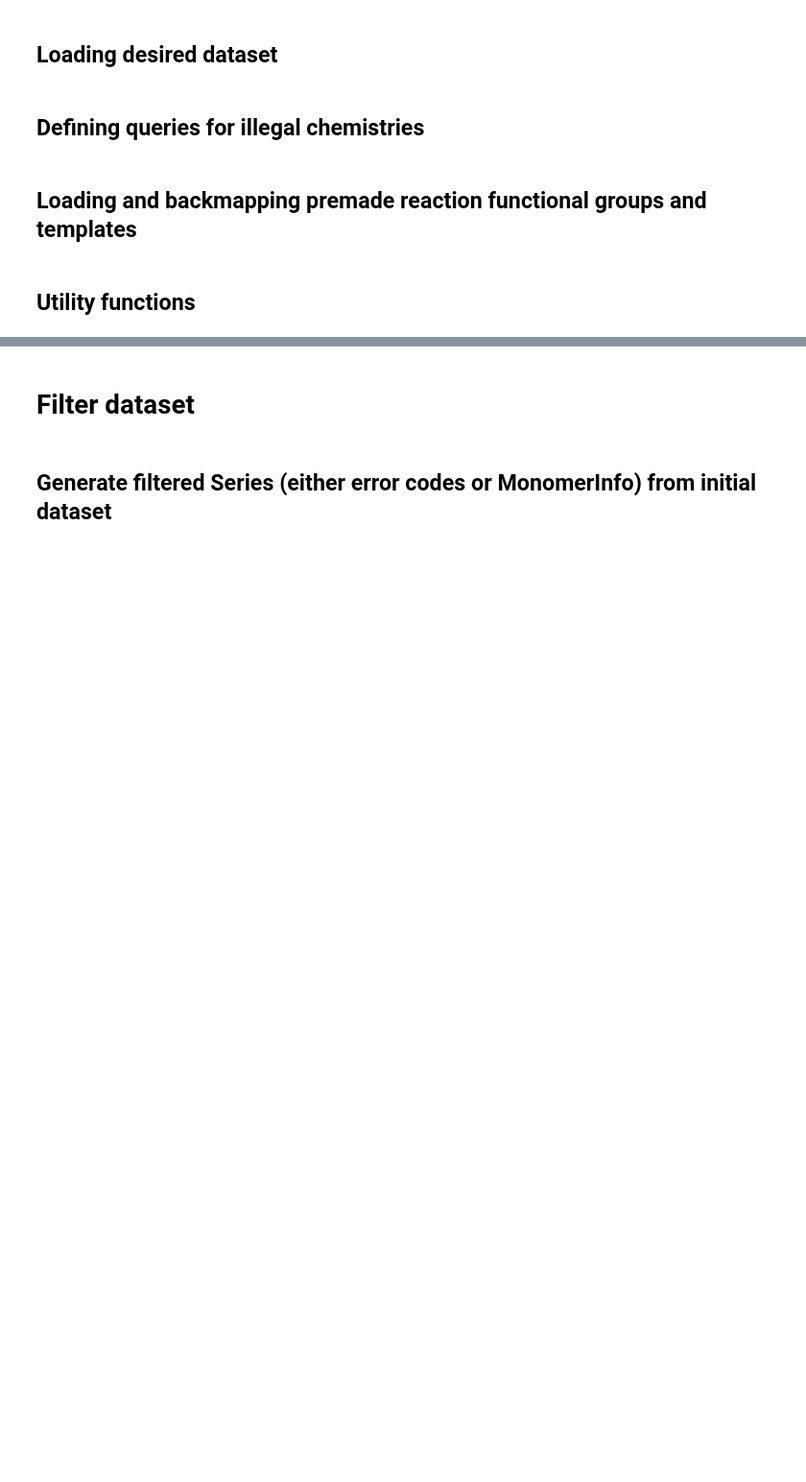
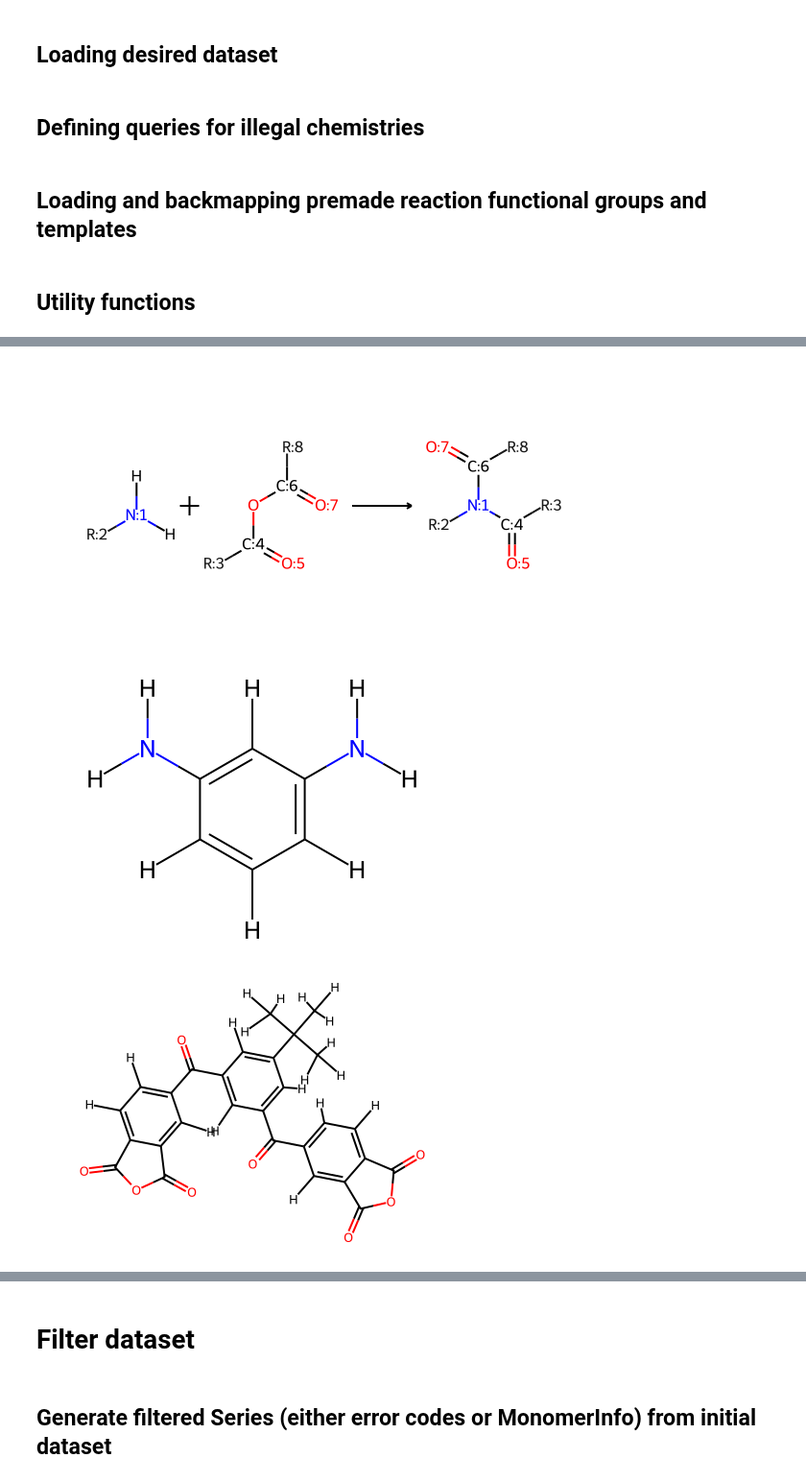
Before and after one commit to timbernat/NREL_polymers, a Jupyter notebook: input_process.ipynb, the cells around one changed output, grey strips where cells are left out. Shown at 96% size. Saved outputs shown, nothing was run; the diff lists cells and outputs as text; code cells hidden in the pictures; blank space fills up the shorter version.

Commit message:
Began improvements to monomer smiles preprocessing pipeline

```diff
--- a/input_process.ipynb
+++ b/input_process.ipynb
@@ -198,0 +206,4 @@ def process_monomer_input(smiles : str, mech_name : str) -> Union[FilterRejectio
+# %%
+targ_df = df.head(20)
+row = df.iloc[10]
+row
@@ -198,0 +228,21 @@ def process_monomer_input(smiles : str, mech_name : str) -> Union[FilterRejectio
+# %%
+from rdkit.Chem import rdChemReactions
+
+
+smis = row.smiles_monomer
+rxnname = rxn_backmap[row.mechanism]
+rxn = rxns[rxnname]
+rxn_other = reactions.AnnotatedReaction.from_smarts(rdChemReactions.ReactionToSmarts(rxn))
+display(rxn)
+
+indiv_smis = smis.split('.')
+indiv_mono = []
+for smi in indiv_smis:
+    exp_smi = specification.expanded_SMILES(smi, assign_map_nums=False)
+    monomer = Chem.MolFromSmiles(exp_smi, sanitize=False)
+    display(monomer)
+    indiv_mono.append(monomer)
+# %% [output]
+[figure, added]
+[figure, added]
+[figure, added]
```
Also changed, not shown: parts of 20 cells of this notebook.
